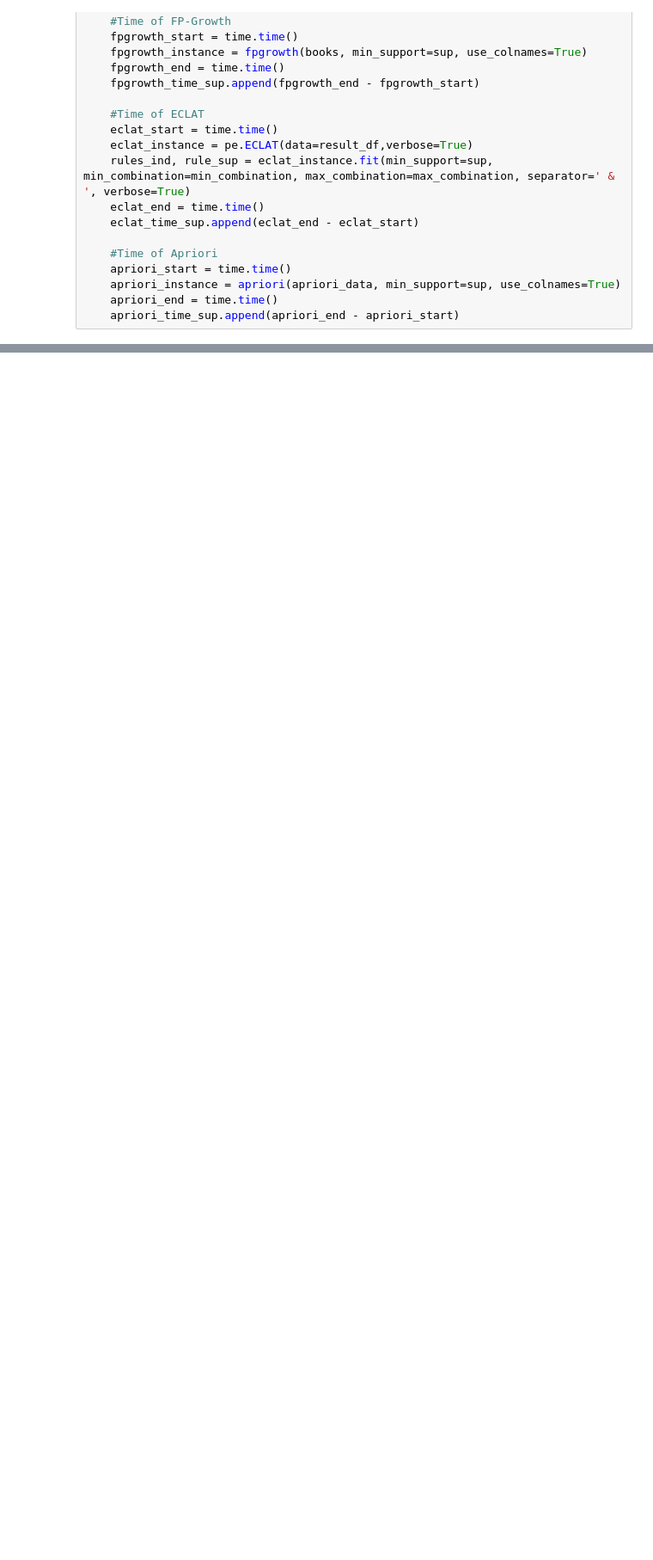
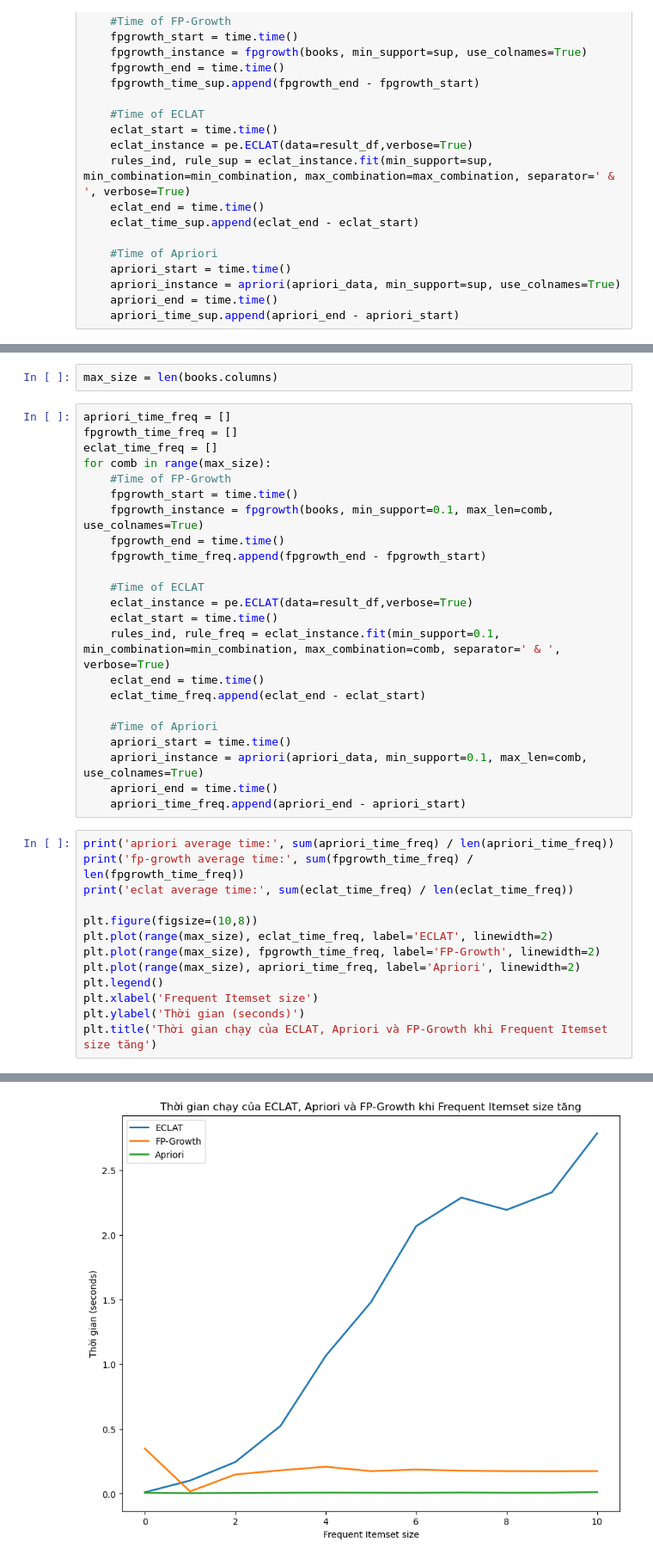
Before and after one commit to dalzihn/KPDL_Final, a Jupyter notebook: comparison.ipynb, the cells around one changed output, grey strips where cells are left out. Shown at 86% size. Saved outputs shown, nothing was run; the diff lists cells and outputs as text; blank space fills up the shorter version.

```diff
--- a/comparison.ipynb
+++ b/comparison.ipynb
@@ -345,0 +348,39 @@ Text(0.5, 1.0, 'Thời gian chạy của ECLAT, Apriori và FP-Growth khi minimu
+# %%
+max_size = len(books.columns)
+# %%
+apriori_time_freq = []
+fpgrowth_time_freq = []
+eclat_time_freq = []
+for comb in range(max_size):
+    #Time of FP-Growth
+    fpgrowth_start = time.time()
+    fpgrowth_instance = fpgrowth(books, min_support=0.1, max_len=comb, use_colnames=True)
+    fpgrowth_end = time.time()
+    fpgrowth_time_freq.append(fpgrowth_end - fpgrowth_start)
+
+    #Time of ECLAT
+    eclat_instance = pe.ECLAT(data=result_df,verbose=True)
+    eclat_start = time.time()
+    rules_ind, rule_freq = eclat_instance.fit(min_support=0.1, min_combination=min_combination, max_combination=comb, separator=' & ', verbose=True)
+    eclat_end = time.time()
+    eclat_time_freq.append(eclat_end - eclat_start)
+
+    #Time of Apriori
+    apriori_start = time.time()
+    apriori_instance = apriori(apriori_data, min_support=0.1, max_len=comb, use_colnames=True)
+    apriori_end = time.time()
+    apriori_time_freq.append(apriori_end - apriori_start)
+# %%
+print('apriori average time:', sum(apriori_time_freq) / len(apriori_time_freq))
+print('fp-growth average time:', sum(fpgrowth_time_freq) / len(fpgrowth_time_freq))
+print('eclat average time:', sum(eclat_time_freq) / len(eclat_time_freq))
+
+plt.figure(figsize=(10,8))
+plt.plot(range(max_size), eclat_time_freq, label='ECLAT', linewidth=2)
+plt.plot(range(max_size), fpgrowth_time_freq, label='FP-Growth', linewidth=2)
+plt.plot(range(max_size), apriori_time_freq, label='Apriori', linewidth=2)
+plt.legend()
+plt.xlabel('Frequent Itemset size')
+plt.ylabel('Thời gian (seconds)')
+plt.title('Thời gian chạy của ECLAT, Apriori và FP-Growth khi Frequent Itemset size tăng')
+# %% [output]
@@ -345,0 +391 @@ Text(0.5, 1.0, 'Thời gian chạy của ECLAT, Apriori và FP-Growth khi minimu
+[figure, added]
```
Also changed, not shown: parts of 9 cells of this notebook.
